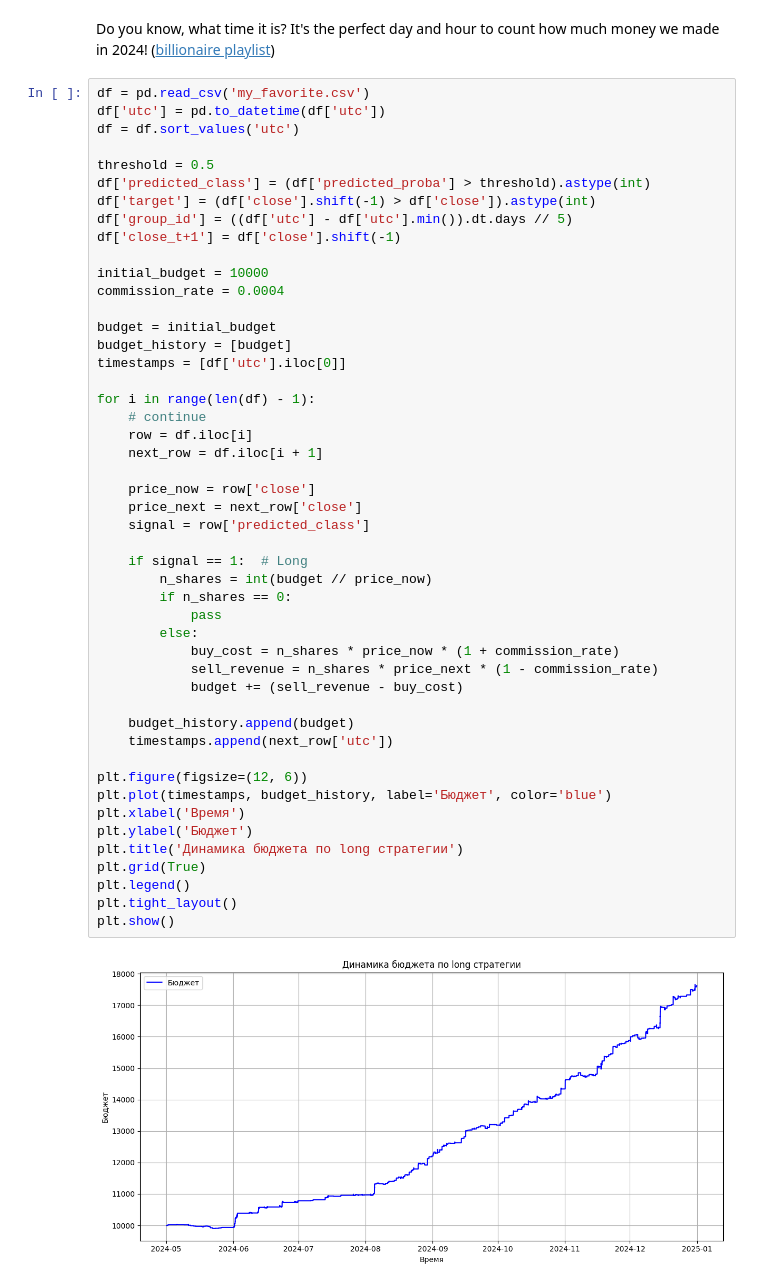
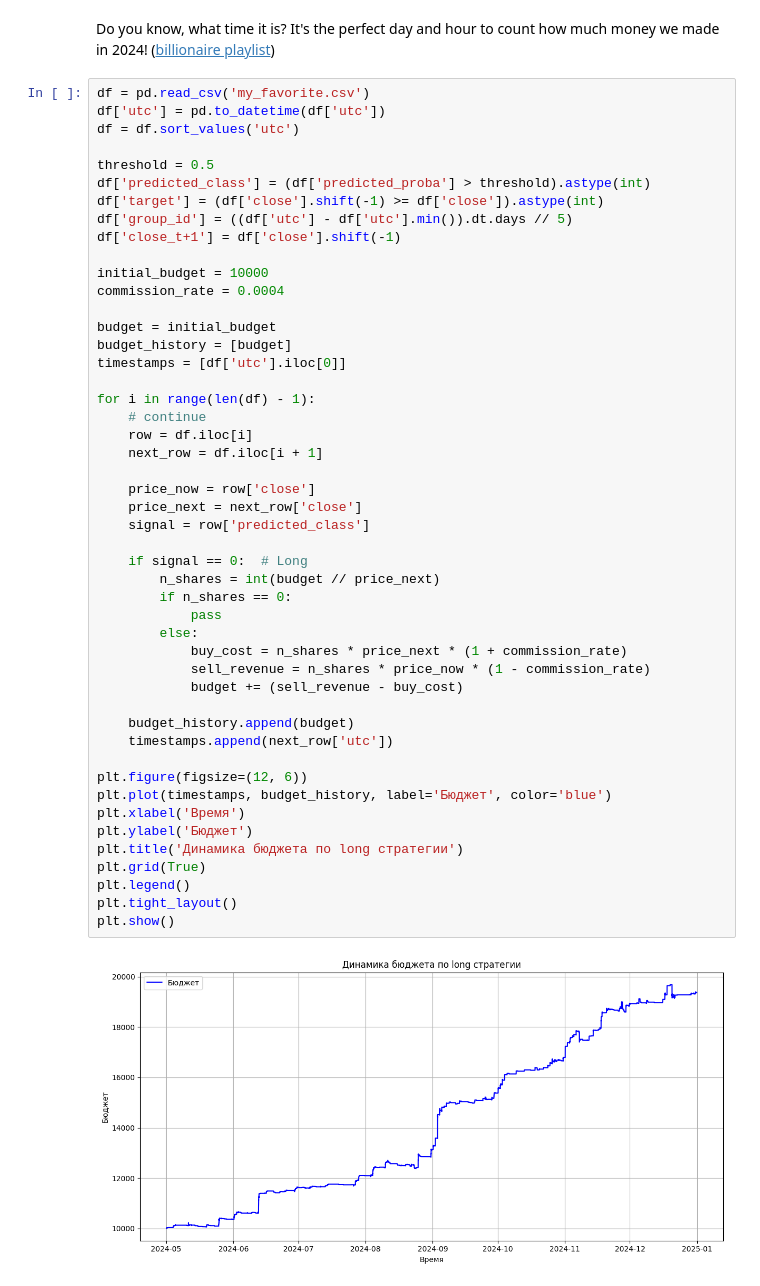
Before and after one commit to Invest-Predict/prices-predictions, a Jupyter notebook: research/new_metrics.ipynb, the cells around one changed output. Saved outputs shown, nothing was run; the diff lists cells and outputs as text.

```diff
--- a/research/new_metrics.ipynb
+++ b/research/new_metrics.ipynb
@@ -274,7 +274,7 @@ df = df.sort_values('utc')
 
 threshold = 0.5
 df['predicted_class'] = (df['predicted_proba'] > threshold).astype(int)
-df['target'] = (df['close'].shift(-1) > df['close']).astype(int)
+df['target'] = (df['close'].shift(-1) >= df['close']).astype(int)
 df['group_id'] = ((df['utc'] - df['utc'].min()).dt.days // 5)
 df['close_t+1'] = df['close'].shift(-1)
 
@@ -285,35 +285,35 @@ budget = initial_budget
 budget_history = [budget]
 timestamps = [df['utc'].iloc[0]]
 
 for i in range(len(df) - 1):
     # continue
     row = df.iloc[i]
     next_row = df.iloc[i + 1]
 
     price_now = row['close']
     price_next = next_row['close']
     signal = row['predicted_class']
 
-    if signal == 1:  # Long
-        n_shares = int(budget // price_now)
+    if signal == 0:  # Long
+        n_shares = int(budget // price_next)
         if n_shares == 0:
             pass
         else:
-            buy_cost = n_shares * price_now * (1 + commission_rate)
-            sell_revenue = n_shares * price_next * (1 - commission_rate)
+            buy_cost = n_shares * price_next * (1 + commission_rate)
+            sell_revenue = n_shares * price_now * (1 - commission_rate)
             budget += (sell_revenue - buy_cost)
 
     budget_history.append(budget)
     timestamps.append(next_row['utc'])
 
 plt.figure(figsize=(12, 6))
 plt.plot(timestamps, budget_history, label='Бюджет', color='blue')
 plt.xlabel('Время')
 plt.ylabel('Бюджет')
 plt.title('Динамика бюджета по long стратегии')
 plt.grid(True)
 plt.legend()
 plt.tight_layout()
 plt.show()
 # %% [output]
-[figure, old version]
+[figure, new version]
```
Also changed, not shown: 1 other file.
